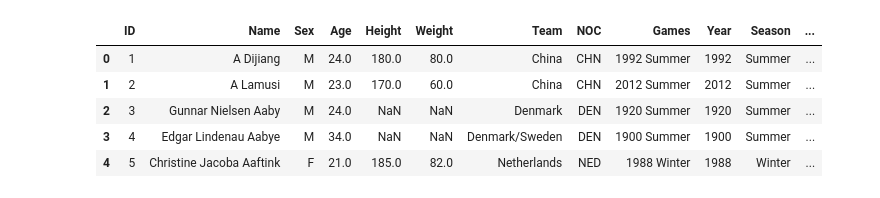
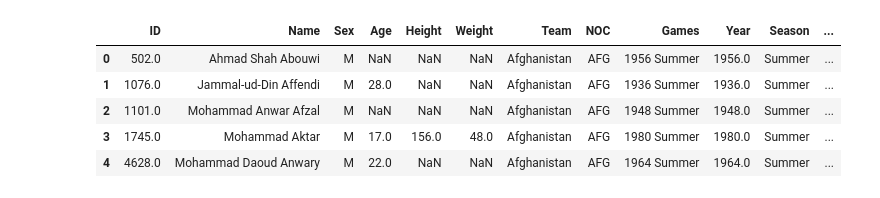
Before and after one commit to soumyaranjanswaincan/Olympic-Data-Analysis, a Jupyter notebook: analysis.ipynb, the cells around one changed output. Cells and saved outputs as stored; diff of their text form; code cells hidden in the pictures.

```diff
--- a/analysis.ipynb
+++ b/analysis.ipynb
@@ -4,17 +4,24 @@ import matplotlib.pyplot as plt
 import pandas as pd
 import scipy.stats as st
 
-# data files
+
 data_path = "Olympic Data Analysis/Raw Data/athlete_events.csv"
+noc_path = "Olympic Data Analysis/Raw Data/noc_regions.csv"
 
 # Read the data
 data = pd.read_csv(data_path)
+noc_data = pd.read_csv(noc_path)
+merge_df = pd.merge(data, noc_data, on="NOC", how="right")
-# %%
-data.head()
-# %% [output]
-|  | ID | Name | Sex | Age | Height | Weight | Team | NOC | Games | Year | Season | ... |
-| 0 | 1 | A Dijiang | M | 24.0 | 180.0 | 80.0 | China | CHN | 1992 Summer | 1992 | Summer | ... |
-| 1 | 2 | A Lamusi | M | 23.0 | 170.0 | 60.0 | China | CHN | 2012 Summer | 2012 | Summer | ... |
-| 2 | 3 | Gunnar Nielsen Aaby | M | 24.0 | NaN | NaN | Denmark | DEN | 1920 Summer | 1920 | Summer | ... |
-| 3 | 4 | Edgar Lindenau Aabye | M | 34.0 | NaN | NaN | Denmark/Sweden | DEN | 1900 Summer | 1900 | Summer | ... |
-| 4 | 5 | Christine Jacoba Aaftink | F | 21.0 | 185.0 | 82.0 | Netherlands | NED | 1988 Winter | 1988 | Winter | ... |
+# %%
+#data cleaning
+merge_df = merge_df.rename(columns={"City":"Hosting City", "region":"Athlete Country"})
+#add columns for coutnry that we fetch country
+merge_df["Hosting Country"] = ""
+merge_df.head()
+# %% [output]
+|  | ID | Name | Sex | Age | Height | Weight | Team | NOC | Games | Year | Season | ... |
+| 0 | 502.0 | Ahmad Shah Abouwi | M | NaN | NaN | NaN | Afghanistan | AFG | 1956 Summer | 1956.0 | Summer | ... |
+| 1 | 1076.0 | Jammal-ud-Din Affendi | M | 28.0 | NaN | NaN | Afghanistan | AFG | 1936 Summer | 1936.0 | Summer | ... |
+| 2 | 1101.0 | Mohammad Anwar Afzal | M | NaN | NaN | NaN | Afghanistan | AFG | 1948 Summer | 1948.0 | Summer | ... |
+| 3 | 1745.0 | Mohammad Aktar | M | 17.0 | 156.0 | 48.0 | Afghanistan | AFG | 1980 Summer | 1980.0 | Summer | ... |
+| 4 | 4628.0 | Mohammad Daoud Anwary | M | 22.0 | NaN | NaN | Afghanistan | AFG | 1964 Summer | 1964.0 | Summer | ... |
```
Also changed, not shown: parts of 11 cells of this notebook.
